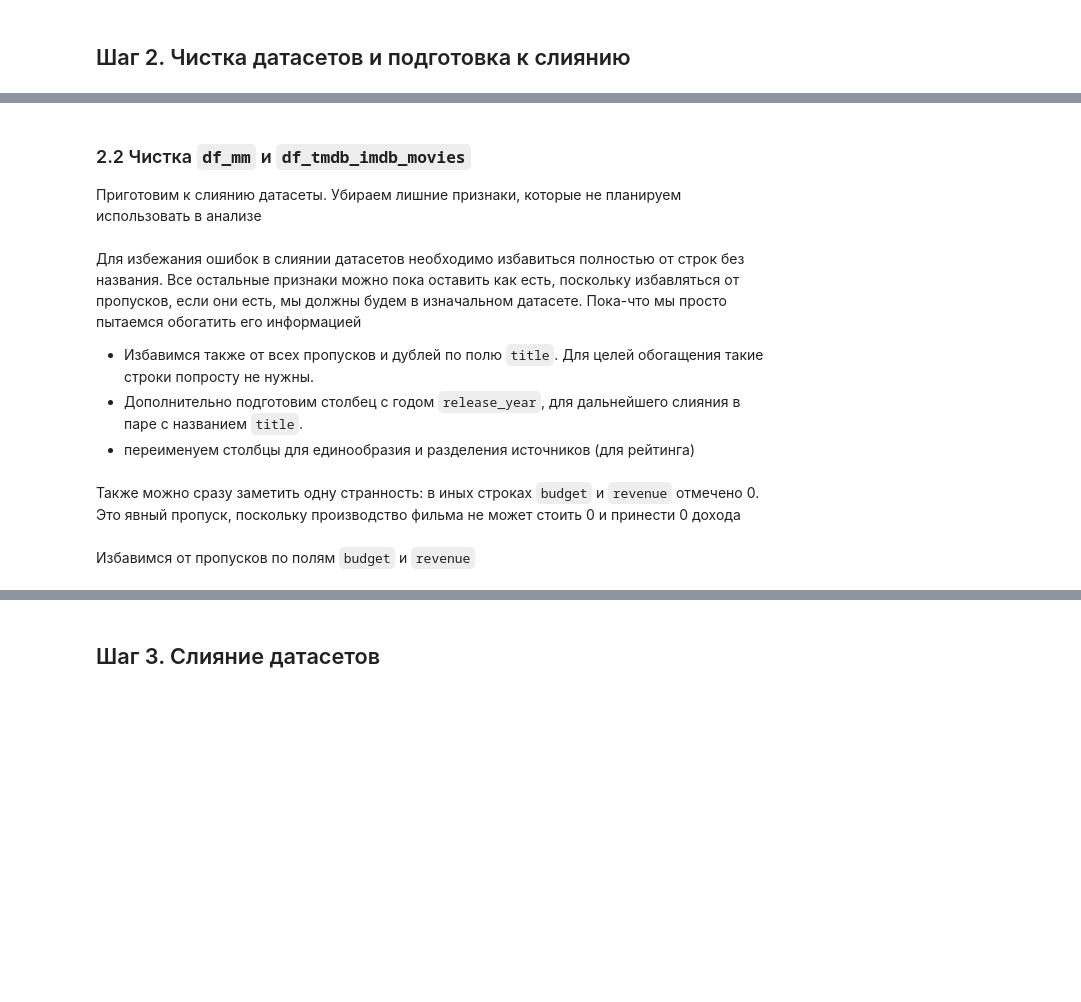
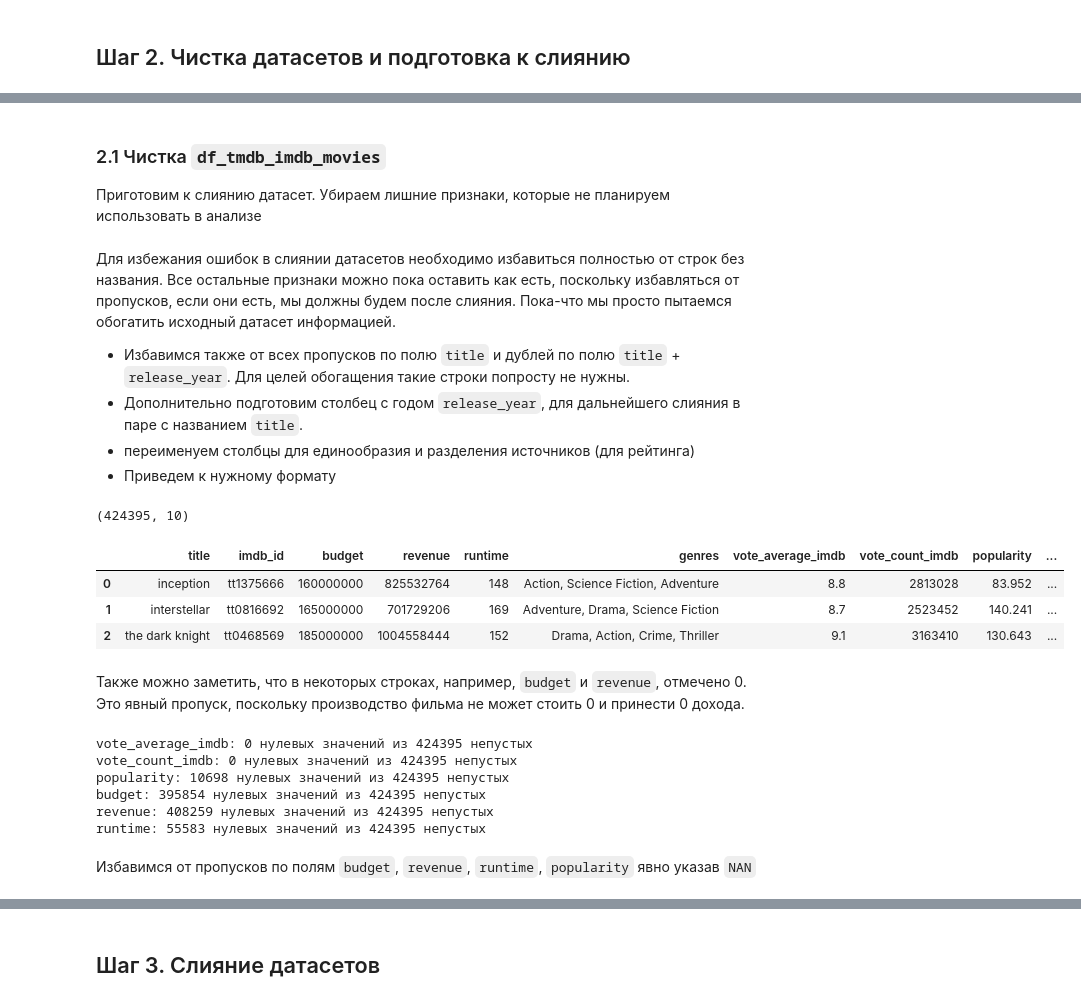
Before and after one commit to Qwertymegaforce/EDA_HSE_ML, a Jupyter notebook: netflix_enriched_2.ipynb, the cells around one changed output, grey strips where cells are left out. Saved outputs shown, nothing was run; the diff lists cells and outputs as text; code cells hidden in the pictures; blank space fills up the shorter version.

```diff
--- a/netflix_enriched_2.ipynb
+++ b/netflix_enriched_2.ipynb
@@ -65,21 +84,8 @@ df_cleared.head(3)
 # %% [markdown]
-### 2.2 Чистка `df_mm` и `df_tmdb_imdb_movies`
+### 2.1 Чистка `df_tmdb_imdb_movies`
 
-Приготовим к слиянию датасеты. Убираем лишние признаки, которые не планируем использовать в анализе
+Приготовим к слиянию датасет. Убираем лишние признаки, которые не планируем использовать в анализе
 # %%
-columns = [
-    "title",
-    "imdb_id",
-    "budget",
-    "revenue",
-    "runtime",
-    "genres",
-    "vote_average",
-    "vote_count",
-    "release_date",
-]
-df_mm = df_mm[columns].copy()
-
 columns = [
     "title",
     "tconst",
@@ -87,16 +93,16 @@ columns = [
     "revenue",
     "runtime",
     "genres",
-    "vote_average",
-    "vote_count",
     "release_date",
     "averageRating",
     "numVotes",
+    "popularity",
 ]
 df_tmdb_imdb_movies = df_tmdb_imdb_movies[columns].copy()
 # %% [markdown]
-Для избежания ошибок в слиянии датасетов необходимо избавиться полностью от строк без названия. Все остальные признаки можно пока оставить как есть, поскольку избавляться от пропусков, если они есть, мы должны будем в изначальном датасете. Пока-что мы просто пытаемся обогатить его информацией
+Для избежания ошибок в слиянии датасетов необходимо избавиться полностью от строк без названия. Все остальные признаки можно пока оставить как есть, поскольку избавляться от пропусков, если они есть, мы должны будем после слияния. Пока-что мы просто пытаемся обогатить исходный датасет информацией.
 
-- Избавимся также от всех пропусков и дублей по полю `title`. Для целей обогащения такие строки попросту не нужны.
+- Избавимся также от всех пропусков по полю `title` и дублей по полю `title` + `release_year`. Для целей обогащения такие строки попросту не нужны.
 - Дополнительно подготовим столбец с годом `release_year`, для дальнейшего слияния в паре с названием `title`.
 - переименуем столбцы для единообразия и разделения источников (для рейтинга)
+- Приведем к нужному формату
@@ -124,37 +109,56 @@ df_mm.head(3)
 # %%
 df_tmdb_imdb_movies = df_tmdb_imdb_movies.dropna(subset=["title"]).copy()
 df_tmdb_imdb_movies["title"] = df_tmdb_imdb_movies["title"].str.lower()
 
 df_tmdb_imdb_movies = df_tmdb_imdb_movies.rename(columns={"tconst": "imdb_id"})
 df_tmdb_imdb_movies = df_tmdb_imdb_movies.rename(
     columns={"averageRating": "vote_average_imdb"}
 )
 df_tmdb_imdb_movies = df_tmdb_imdb_movies.rename(
     columns={"numVotes": "vote_count_imdb"}
 )
-df_tmdb_imdb_movies = df_tmdb_imdb_movies.rename(
-    columns={"vote_average": "vote_average_tmdb"}
-)
-df_tmdb_imdb_movies = df_tmdb_imdb_movies.rename(
-    columns={"vote_count": "vote_count_tmdb"}
-)
 
 df_tmdb_imdb_movies["release_year"] = pd.to_datetime(
     df_tmdb_imdb_movies["release_date"], errors="coerce"
-).dt.year
-df_tmdb_imdb_movies["release_year"] = df_tmdb_imdb_movies["release_year"].astype(
-    "Int64"
-)
+).dt.year.astype("Int64")
+
 df_tmdb_imdb_movies = (
     df_tmdb_imdb_movies.drop(columns=["release_date"])
     .drop_duplicates(subset=["title", "release_year"])
     .reset_index(drop=True)
 )
 
 print(df_tmdb_imdb_movies.shape)
 df_tmdb_imdb_movies.head(3)
+# %% [output]
+(424395, 10)
+|  | title | imdb_id | budget | revenue | runtime | genres | vote_average_imdb | vote_count_imdb | popularity | ... |
+| 0 | inception | tt1375666 | 160000000 | 825532764 | 148 | Action, Science Fiction, Adventure | 8.8 | 2813028 | 83.952 | ... |
+| 1 | interstellar | tt0816692 | 165000000 | 701729206 | 169 | Adventure, Drama, Science Fiction | 8.7 | 2523452 | 140.241 | ... |
+| 2 | the dark knight | tt0468569 | 185000000 | 1004558444 | 152 | Drama, Action, Crime, Thriller | 9.1 | 3163410 | 130.643 | ... |
 # %% [markdown]
-Также можно сразу заметить одну странность: в иных строках `budget` и `revenue` отмечено 0. Это явный пропуск, поскольку производство фильма не может стоить 0 и принести 0 дохода
+Также можно заметить, что в некоторых строках, например, `budget` и `revenue`, отмечено 0. Это явный пропуск, поскольку производство фильма не может стоить 0 и принести 0 дохода.
+# %%
+cols = [
+    "vote_average_imdb",
+    "vote_count_imdb",
+    "popularity",
+    "budget",
+    "revenue",
+    "runtime",
+]
+for col in cols:
+    zeros = (df_tmdb_imdb_movies[col] == 0).sum()
+    print(
+        f"{col}: {zeros} нулевых значений из {df_tmdb_imdb_movies[col].notna().sum()} непустых"
+    )
+# %% [output]
+vote_average_imdb: 0 нулевых значений из 424395 непустых
+vote_count_imdb: 0 нулевых значений из 424395 непустых
+popularity: 10698 нулевых значений из 424395 непустых
+budget: 395854 нулевых значений из 424395 непустых
+revenue: 408259 нулевых значений из 424395 непустых
+runtime: 55583 нулевых значений из 424395 непустых
 # %% [markdown]
-Избавимся от пропусков по полям `budget` и `revenue`
+Избавимся от пропусков по полям `budget`, `revenue`, `runtime`, `popularity` явно указав `NAN`
 # %%
```
Also changed, not shown: parts of 80 cells of this notebook, 19 other files.
